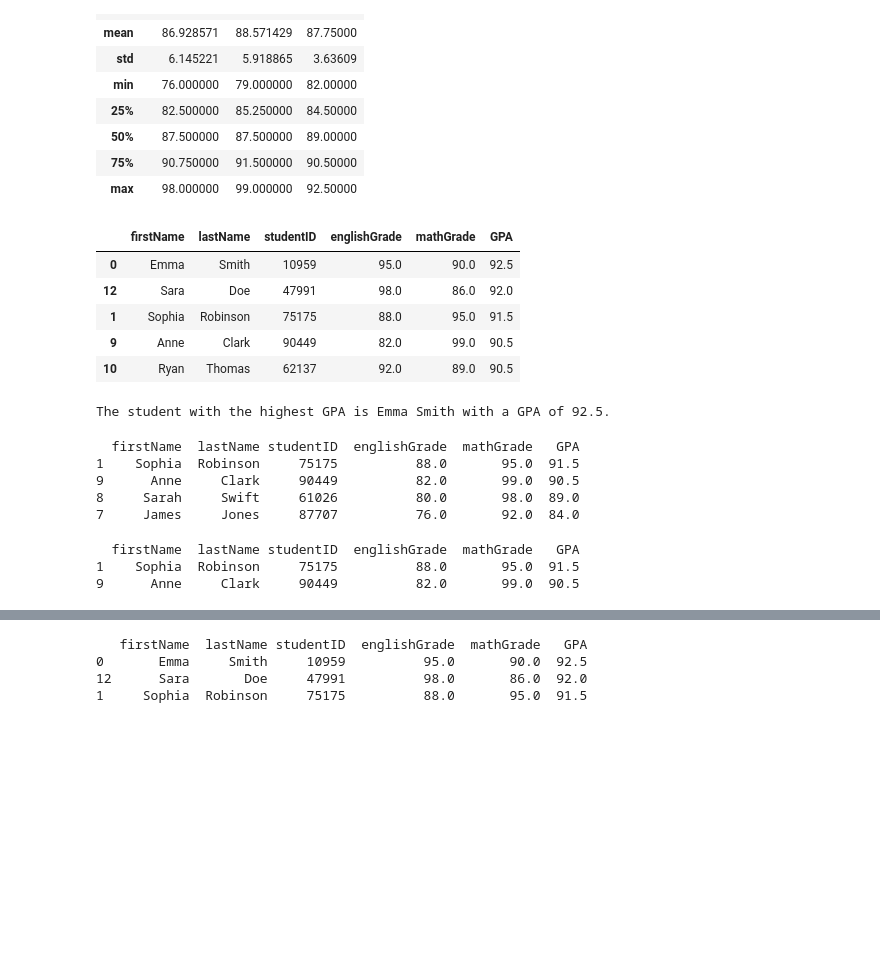
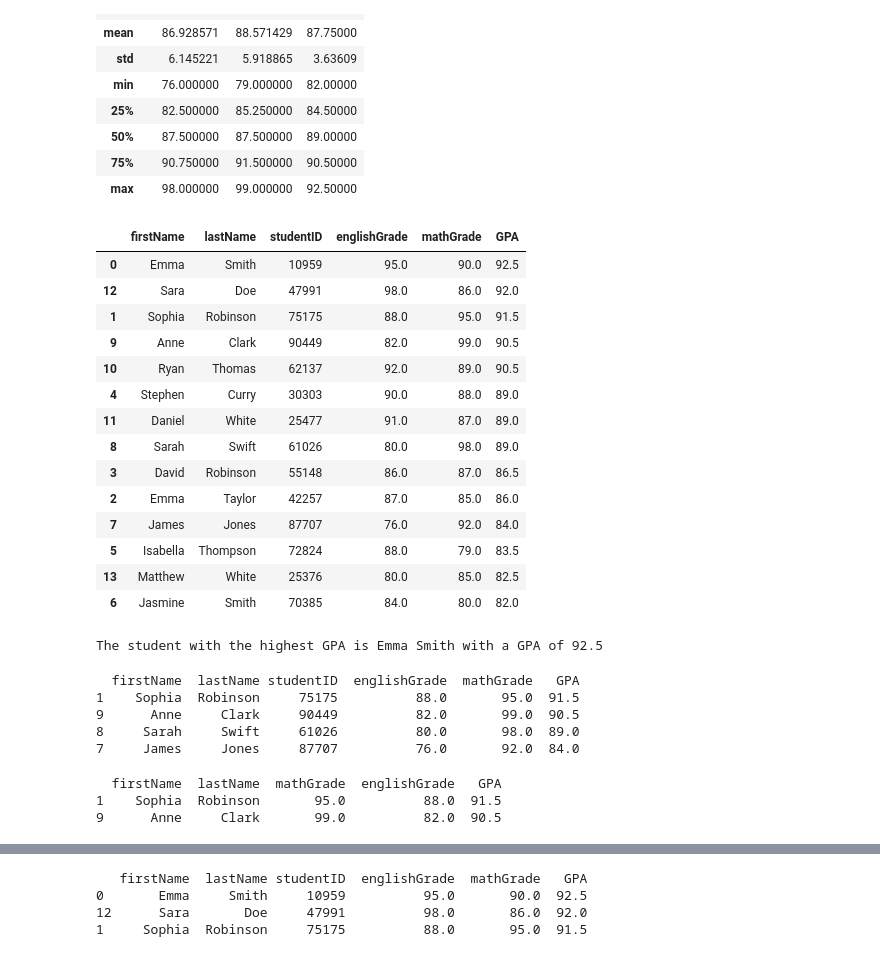
Before and after one commit to haniya-naeem/ENGG680_2025_Fall, a Jupyter notebook: Lab_Assignment1/Assignment1.ipynb, the cells around one changed output, grey strips where cells are left out. Drawn from its saved outputs; the diff is of its cells as text; code cells hidden in the pictures; blank space fills up the shorter version.

```diff
--- a/Lab_Assignment1/Assignment1.ipynb
+++ b/Lab_Assignment1/Assignment1.ipynb
@@ -204,7 +255,10 @@ import pandas as pd
 # %%
 # Load the student grade CSV files into DataFrames using the defined variables
 # (1 marks)
-df_english = pd.read_csv('studentGrades_English.csv')
-df_math = pd.read_csv('studentGrades_Math.csv')
+studentGrades_English = 'studentGrades_English.csv'
+studentGrades_Math    = 'studentGrades_Math.csv'
+
+df_english = pd.read_csv(studentGrades_English)
+df_math = pd.read_csv(studentGrades_Math)
 # %%
 # Print the first 5 rows of df_english using the .head method
@@ -310,12 +365,12 @@ df_studentGrades.describe()
 # In the code below, replace '<>' by choosing between 'str' for string or 'float' for float
 # to properly typecast each column.
 # (1 marks)
-df_studentGrades['studentID'] = df_studentGrades['studentID'].astype(str)
-df_studentGrades['firstName'] = df_studentGrades['firstName'].astype(str)
-df_studentGrades['lastName'] = df_studentGrades['lastName'].astype(str)
-df_studentGrades['englishGrade'] = df_studentGrades['englishGrade'].astype(float)
-df_studentGrades['mathGrade'] = df_studentGrades['mathGrade'].astype(float)
-df_studentGrades['GPA'] = df_studentGrades['GPA'].astype(float)
+df_studentGrades['studentID'] = df_studentGrades['studentID'].astype('string')
+df_studentGrades['firstName'] = df_studentGrades['firstName'].astype('string')
+df_studentGrades['lastName'] = df_studentGrades['lastName'].astype('string')
+df_studentGrades['englishGrade'] = df_studentGrades['englishGrade'].astype('float')
+df_studentGrades['mathGrade'] = df_studentGrades['mathGrade'].astype('float')
+df_studentGrades['GPA'] = df_studentGrades['GPA'].astype('float')
 # %%
 # Now let's see our statistics!
 df_studentGrades.describe()
@@ -332,15 +387,28 @@ df_studentGrades.describe()
 # %%
 # Now sort the merged dataframe so that it is in descending order based on GPA, and print it
 # (1 mark)
-df_studentsGPASorted = df_studentGrades.sort_values('GPA', ascending = False)
-df_studentsGPASorted.head()
+df_studentsGPASorted = (
+    df_studentGrades
+    .sort_values(by = 'GPA', ascending= False)
+)
+
+df_studentsGPASorted
 # %% [output]
 |  | firstName | lastName | studentID | englishGrade | mathGrade | GPA |
 | 0 | Emma | Smith | 10959 | 95.0 | 90.0 | 92.5 |
 | 12 | Sara | Doe | 47991 | 98.0 | 86.0 | 92.0 |
 | 1 | Sophia | Robinson | 75175 | 88.0 | 95.0 | 91.5 |
 | 9 | Anne | Clark | 90449 | 82.0 | 99.0 | 90.5 |
 | 10 | Ryan | Thomas | 62137 | 92.0 | 89.0 | 90.5 |
+| 4 | Stephen | Curry | 30303 | 90.0 | 88.0 | 89.0 |
+| 11 | Daniel | White | 25477 | 91.0 | 87.0 | 89.0 |
+| 8 | Sarah | Swift | 61026 | 80.0 | 98.0 | 89.0 |
+| 3 | David | Robinson | 55148 | 86.0 | 87.0 | 86.5 |
+| 2 | Emma | Taylor | 42257 | 87.0 | 85.0 | 86.0 |
+| 7 | James | Jones | 87707 | 76.0 | 92.0 | 84.0 |
+| 5 | Isabella | Thompson | 72824 | 88.0 | 79.0 | 83.5 |
+| 13 | Matthew | White | 25376 | 80.0 | 85.0 | 82.5 |
+| 6 | Jasmine | Smith | 70385 | 84.0 | 80.0 | 82.0 |
 # %%
 # If we wanted to access the student with the highest gpa based on df_studentsGPASorted,
 # does .iloc or .loc make more sense and why?
@@ -356,9 +422,10 @@ top_student = df_studentsGPASorted.iloc[0]
 # Now print the student first name and last name with the highest GPA in this format:
 # "The student with the highest GPA is <firstName> <lastName> with a GPA of <GPA>"
 # (1 mark)
-print(f'The student with the highest GPA is {top_student['firstName']} {top_student['lastName']} with a GPA of {top_student['GPA']}.')
+#
+print(f"The student with the highest GPA is {top_student['firstName']} {top_student['lastName']} with a GPA of {top_student['GPA']}")
 # %% [output]
-The student with the highest GPA is Emma Smith with a GPA of 92.5.
+The student with the highest GPA is Emma Smith with a GPA of 92.5
 # %%
 # We can use logical expressions to filter and print data. For example, let's print the students with math grades higher than 90:
 df_mathGrade_over90 = df_studentsGPASorted[df_studentsGPASorted['mathGrade'] > 90]
@@ -371,15 +438,18 @@ print(df_mathGrade_over90)
 7     James     Jones     87707          76.0       92.0  84.0
 # %%
 # Use logical expressions, and print the students with math grades higher than 90, english grades higher than 80, and GPA greater than 85
-df_bestStudents = df_studentsGPASorted[(df_studentsGPASorted['mathGrade'] > 90) &
-                                       (df_studentsGPASorted['englishGrade'] > 80) &
-                                       (df_studentsGPASorted['GPA'] > 85)
-                                      ]
+best = (
+    (df_studentsGPASorted['mathGrade'] > 90) &
+    (df_studentsGPASorted['englishGrade'] > 80) &
+    (df_studentsGPASorted['GPA'] > 85)
+)
+
+df_bestStudents = df_studentsGPASorted.loc[best, ['firstName', 'lastName', 'mathGrade', 'englishGrade', 'GPA']]
 print(df_bestStudents)
 # %% [output]
-  firstName  lastName studentID  englishGrade  mathGrade   GPA
-1    Sophia  Robinson     75175          88.0       95.0  91.5
-9      Anne     Clark     90449          82.0       99.0  90.5
+  firstName  lastName  mathGrade  englishGrade   GPA
+1    Sophia  Robinson       95.0          88.0  91.5
+9      Anne     Clark       99.0          82.0  90.5
 # %%
 # Now print the students whos GPA are lower than 85
 # (2 marks)
```
Also changed, not shown: parts of 45 cells of this notebook.
